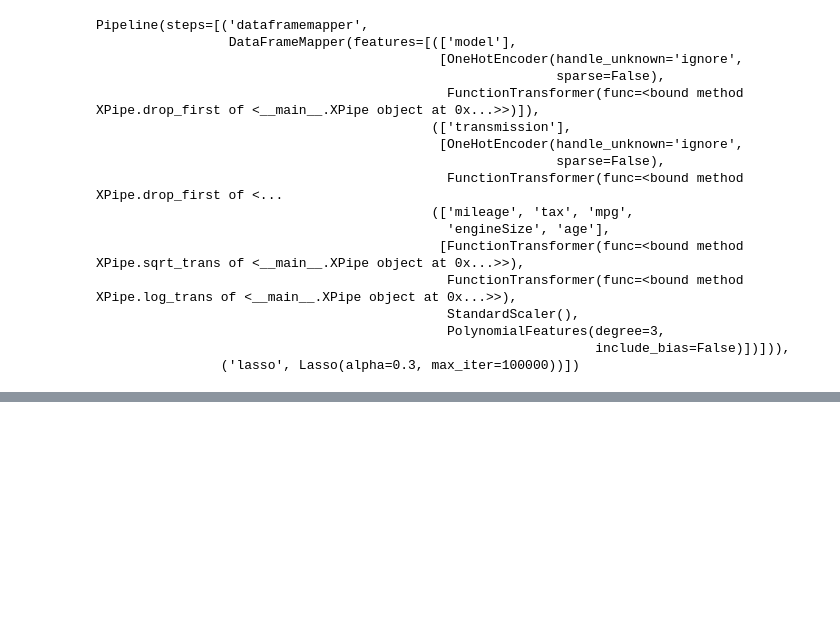
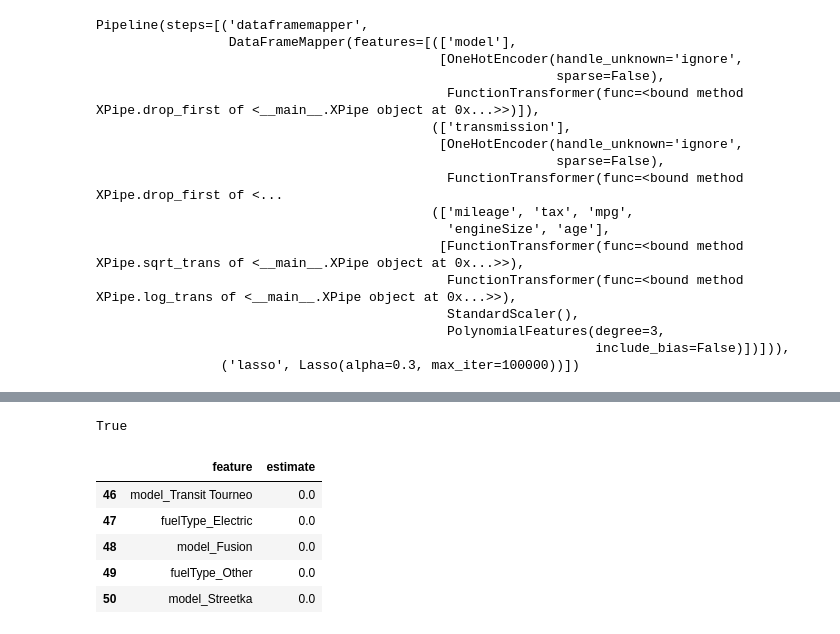
Before and after one commit to kston/ford_regression_regularization, a Jupyter notebook: Ford_Dataset_Linear_Regr_and_Regul.ipynb, the cells around one changed output, grey strips where cells are left out. Drawn from its saved outputs; the diff is of its cells as text; code cells hidden in the pictures; blank space fills up the shorter version.

```diff
--- a/Ford_Dataset_Linear_Regr_and_Regul.ipynb
+++ b/Ford_Dataset_Linear_Regr_and_Regul.ipynb
@@ -1235,0 +1281,15 @@ num_cols = XPipe(X_train).num_cols
+# %%
+# If Lasso shrank any coefficient
+any(df_importances['estimate'] == 0)
+# %% [output]
+True
+# %%
+# Features that Lasso eliminated
+df_importances[df_importances['estimate'] == 0]
+# %% [output]
+|  | feature | estimate |
+| 46 | model_Transit Tourneo | 0.0 |
+| 47 | fuelType_Electric | 0.0 |
+| 48 | model_Fusion | 0.0 |
+| 49 | fuelType_Other | 0.0 |
+| 50 | model_Streetka | 0.0 |
```
Also changed, not shown: parts of 19 cells of this notebook.
